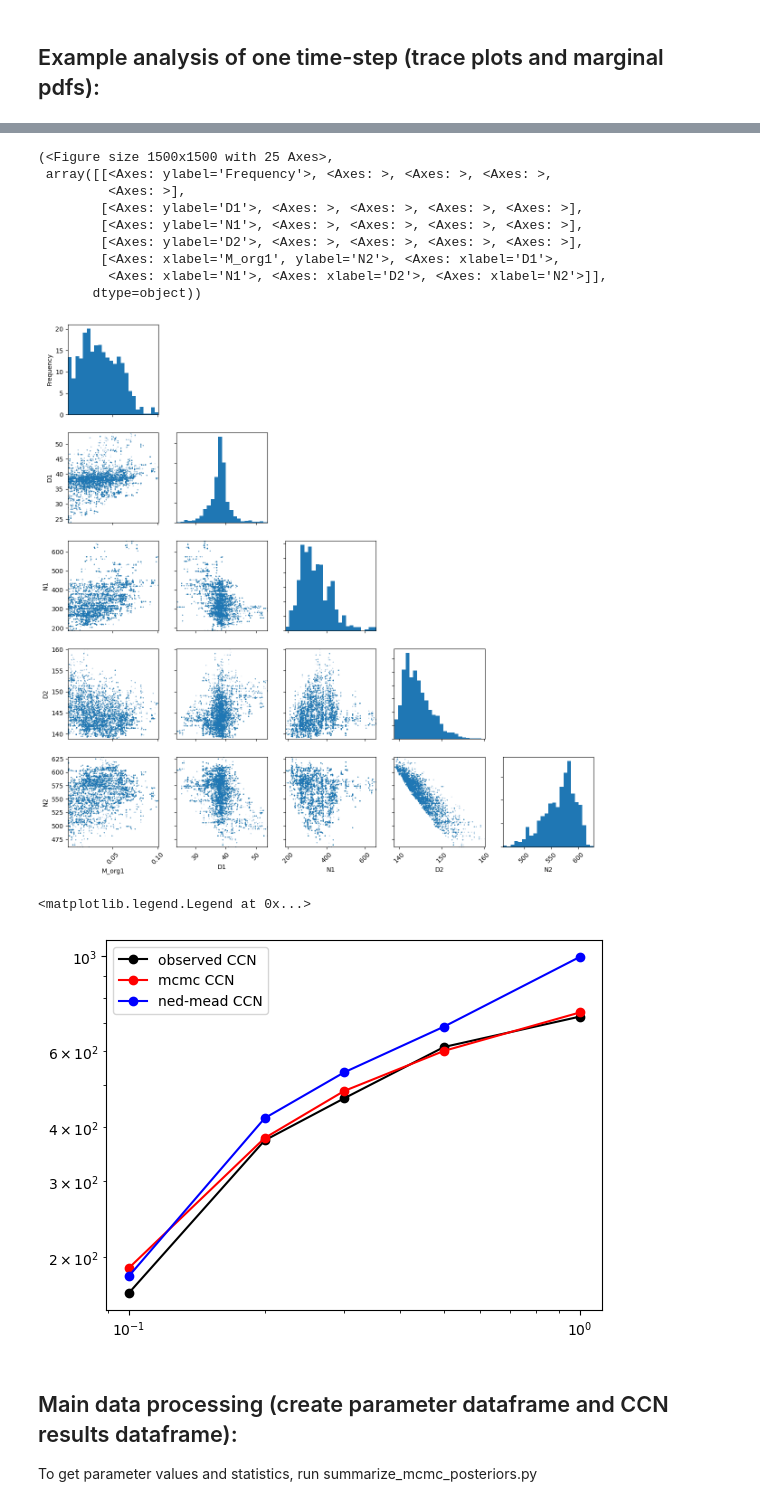
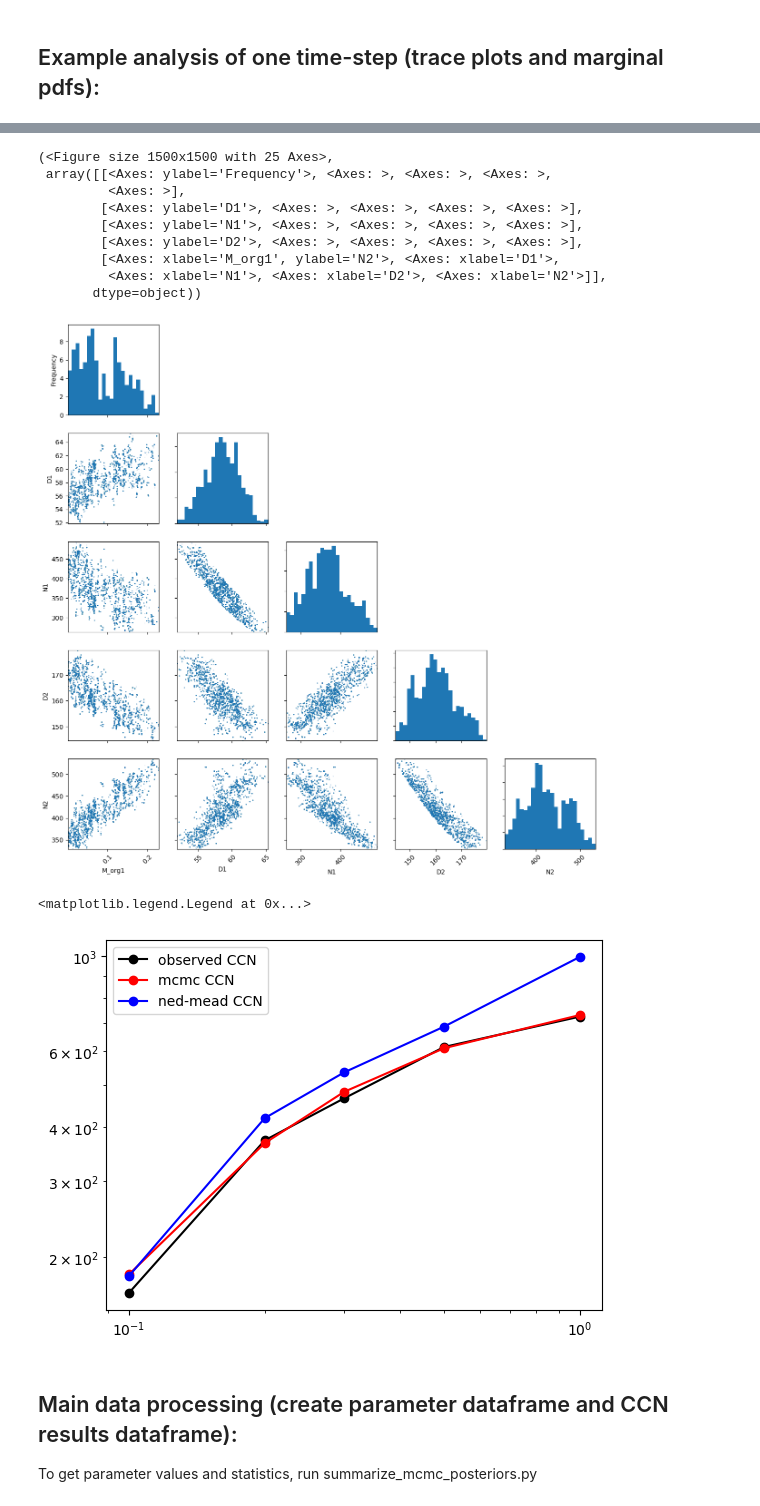
Before and after one commit to mauradewey/Modal-Aerosol-Composition, a Jupyter notebook: code/explore-mcmc-results.ipynb, the cells around one changed output, grey strips where cells are left out. Drawn from its saved outputs; the diff is of its cells as text; code cells hidden in the pictures.

```diff
--- a/code/explore-mcmc-results.ipynb
+++ b/code/explore-mcmc-results.ipynb
@@ -26,6 +26,8 @@ def trace_plot(plt_samples, burn_in, initial_guess, param_name):
     axs[0][0].axvline(x=initial_guess, color='b', linestyle='--', label='initial guess')
     axs[0][0].legend()
     axs[0][1].axvline(x=burn_in, color='grey', linestyle='--')
+# %%
+nedmead_results = pd.read_csv('../results/result_nedler_mead_org0p12.csv')
 # %% [markdown]
 ## Example analysis of one time-step (trace plots and marginal pdfs):
 # %%
@@ -36,6 +38,6 @@ idx = 20
 burn_in = 20000
 
 #get chains for that window:
-chains = sorted(glob.glob('../chains/mcmc_30k*5chains_'+str(idx)+'_*.csv'))
+chains = sorted(glob.glob('../chains/m2_30k_5chains/mcmc_30k_m2_5chains_'+str(idx)+'_*.csv'))
 chains
 # %% [output]
@@ -102,29 +104,28 @@ pints.plot.pairwise(np.vstack(samples), kde=False, parameter_names=['M_org1', 'D
         [<Axes: xlabel='M_org1', ylabel='N2'>, <Axes: xlabel='D1'>,
          <Axes: xlabel='N1'>, <Axes: xlabel='D2'>, <Axes: xlabel='N2'>]],
        dtype=object))
-[figure, old version]
+[figure, new version]
 # %%
 # compare CCN spectra:
 
 # setup model:
 Extra = get_Extra(idx)
 model_data, initial_guesses, prior_params, response = load_data(idx)
-m = CCNmodel_m1(Extra, model_data, return_all=True)
+m = CCNmodel_m2(Extra, model_data, return_all=True)
 
 test_model_output = m(np.mean(samples, axis=(0,1)))
 
 ss = [0.1,0.2,0.3,0.5,1.0]
 
-nedmead_results = pd.read_csv('../result_nedler_mead_org0p12.csv')
-nedmed_ccn = np.fromstring(nedmead_results['Predicted_CCN'][idx].strip('[]'), sep=' ')
+nedmead_ccn = np.fromstring(nedmead_results['Predicted_CCN'][idx])
 
 plt.loglog(ss, response, label='observed CCN', color='k', marker='o')
 plt.loglog(ss, test_model_output[0]+test_model_output[1], label='mcmc CCN', color='r', marker='o')
-plt.loglog(ss, nedmed_ccn, label='ned-mead CCN', color='b', marker='o')
+plt.loglog(ss, nedmead_ccn, label='ned-mead CCN', color='b', marker='o')
 plt.legend()
 # %% [output]
 <matplotlib.legend.Legend at 0x...>
-[figure, old version]
+[figure, new version]
 # %% [markdown]
 ## Main data processing (create parameter dataframe and CCN results dataframe):
 
```
Also changed, not shown: parts of 25 cells of this notebook, 7 other files.
